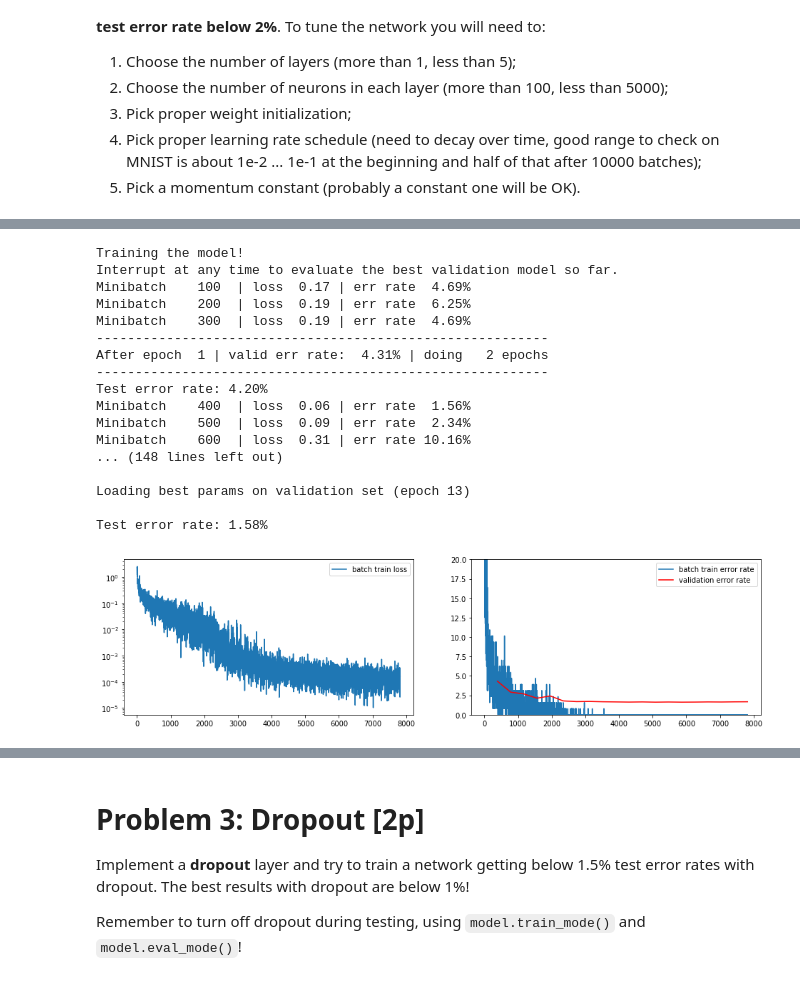
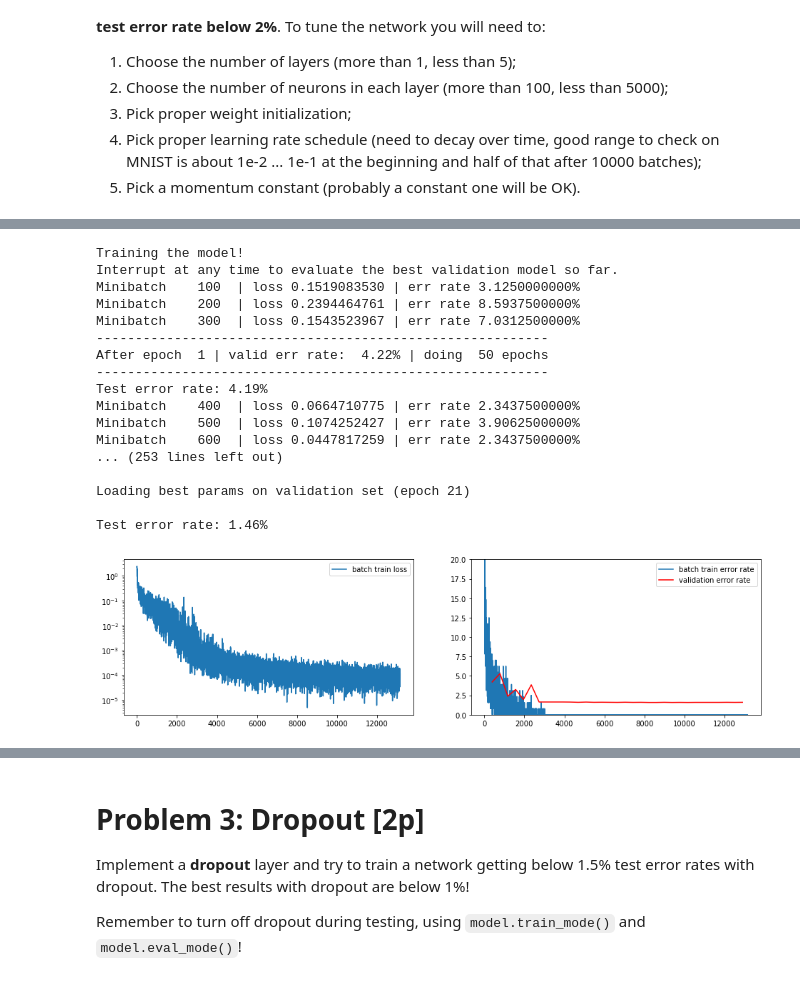
Before and after one commit to Satyrr/University, a Jupyter notebook: Neural Networks/assignment4/Assignment4.ipynb, the cells around one changed output, grey strips where cells are left out. Drawn from its saved outputs; the diff is of its cells as text; code cells hidden in the pictures.

```diff
--- a/Neural Networks/assignment4/Assignment4.ipynb
+++ b/Neural Networks/assignment4/Assignment4.ipynb
@@ -459,7 +637,7 @@ tune the network you will need to:
 # %%
 #
-# TODO: Pick a network architecture here.
-#       The one below is just softmax regression.
+# momentum + weight decay(bad) + learning schedule
+#
 #
 
 model = FeedforwardNet(
@@ -468,43 +646,43 @@ model = FeedforwardNet(
      ReLULayer(),
      AffineLayer(700, 600),
      ReLULayer(),
      AffineLayer(600, 500),
      ReLULayer(),
      AffineLayer(500, 10),
      SoftMaxLayer()
     ])
 
 # Initialize parameters
 for p in model.parameters:
     if p.name == 'W':
         p.data.normal_(0, 1)
         p.data = p.data / sqrt(p.data.size()[0])
         #p.data.uniform_(0.0, 0.04)
     elif p.name == 'b':
         p.data.zero_() + 1e-2
     else:
         raise ValueError('Unknown parameter name "%s"' % p.name)
 
 # On lab computers you can set cuda=True !
-SGD(model, mnist_loaders, alpha=8*1e-2, cuda=False)
+SGD(model, mnist_loaders, alpha=8*1e-2, cuda=True, num_epochs=50)
 
 print "Test error rate: %.2f%%" % compute_error_rate(model, mnist_loaders['test'])
 # %% [output]
 Training the model!
 Interrupt at any time to evaluate the best validation model so far.
-Minibatch    100  | loss  0.17 | err rate  4.69%
-Minibatch    200  | loss  0.19 | err rate  6.25%
-Minibatch    300  | loss  0.19 | err rate  4.69%
+Minibatch    100  | loss 0.1519083530 | err rate 3.1250000000%
+Minibatch    200  | loss 0.2394464761 | err rate 8.5937500000%
+Minibatch    300  | loss 0.1543523967 | err rate 7.0312500000%
 ----------------------------------------------------------
-After epoch  1 | valid err rate:  4.31% | doing   2 epochs
+After epoch  1 | valid err rate:  4.22% | doing  50 epochs
 ----------------------------------------------------------
-Test error rate: 4.20%
-Minibatch    400  | loss  0.06 | err rate  1.56%
-Minibatch    500  | loss  0.09 | err rate  2.34%
-Minibatch    600  | loss  0.31 | err rate 10.16%
-... (148 lines left out)
+Test error rate: 4.19%
+Minibatch    400  | loss 0.0664710775 | err rate 2.3437500000%
+Minibatch    500  | loss 0.1074252427 | err rate 3.9062500000%
+Minibatch    600  | loss 0.0447817259 | err rate 2.3437500000%
+... (253 lines left out)
 
-Loading best params on validation set (epoch 13)
+Loading best params on validation set (epoch 21)
 
-Test error rate: 1.58%
+Test error rate: 1.46%
-[figure, old version]
+[figure, new version]
```
Also changed, not shown: parts of 20 cells of this notebook, 8 other files.
